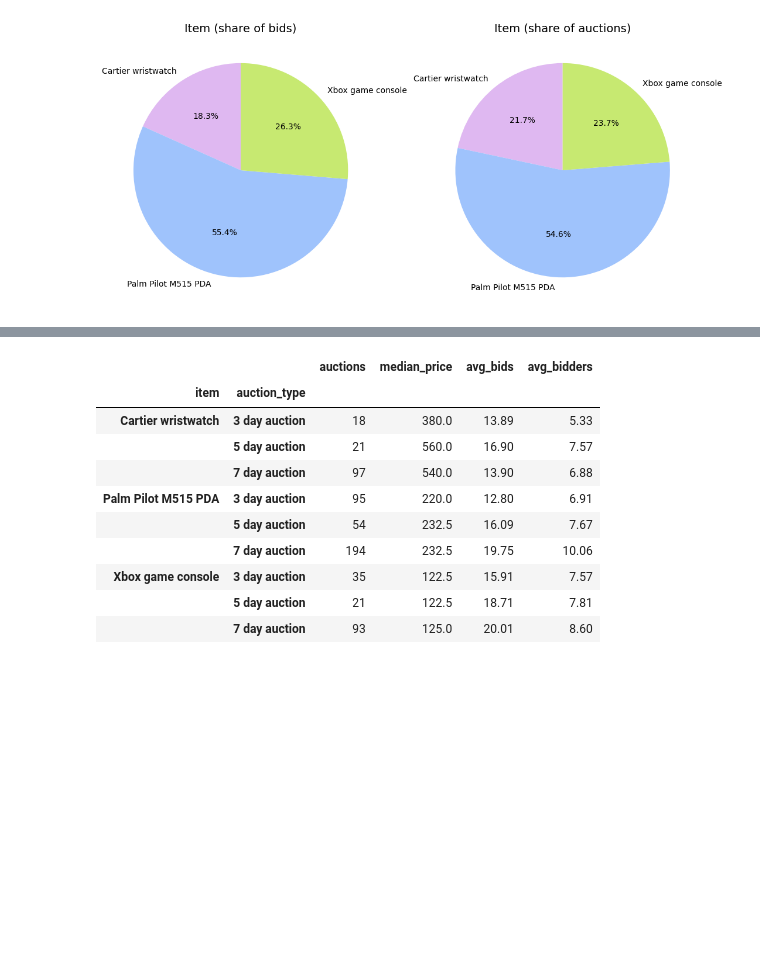
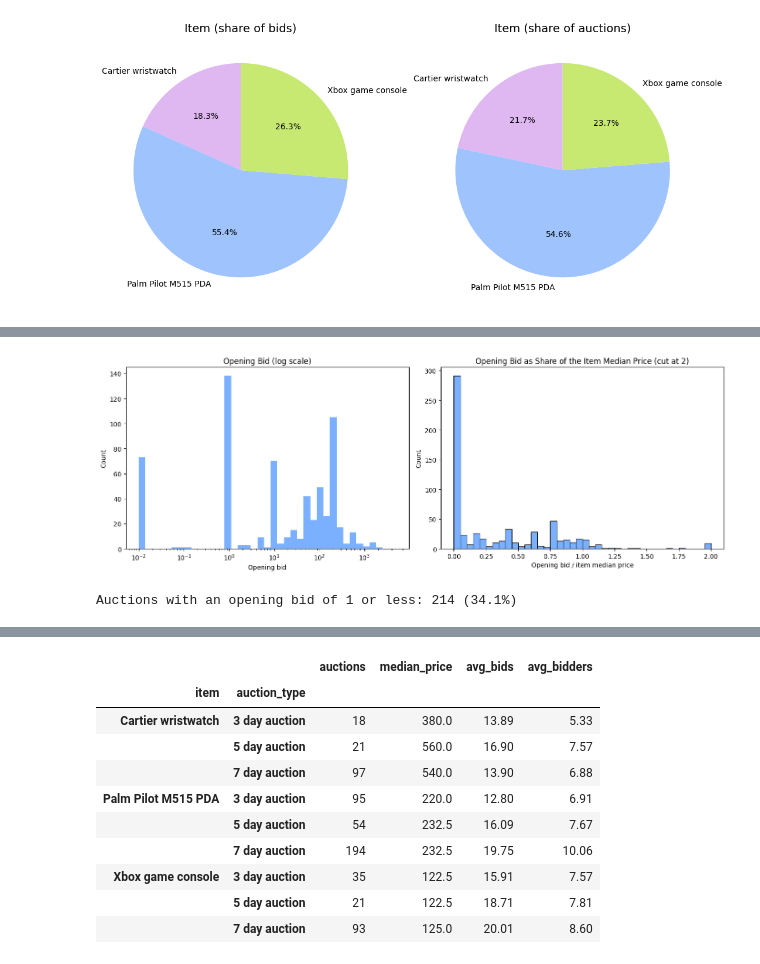
Before and after one commit to mariaaammm/BidNow_Data, a Jupyter notebook: notebooks/eda.ipynb, the cells around one changed output, grey strips where cells are left out. Cells and saved outputs as stored; diff of their text form; code cells hidden in the pictures; blank space fills up the shorter version.

```diff
--- a/notebooks/eda.ipynb
+++ b/notebooks/eda.ipynb
@@ -387,9 +387,7 @@ We make one row per auction. Besides the original columns we add features that w
 df['time_frac'] = df['bidtime'] / df['duration']   # 0 = start of the auction, 1 = end
 
 # The winner is the bidder of the highest bid (the latest one if two bids are equal)
-winning_rows = (df.sort_values(['auctionid', 'bid', 'bidtime'])
-                  .groupby('auctionid').tail(1)
-                  .set_index('auctionid'))
+winning_rows = (df.sort_values(['auctionid', 'bid', 'bidtime']).groupby('auctionid').tail(1).set_index('auctionid'))
 
 auctions = df.groupby('auctionid').agg(
     item=('item', 'first'),
@@ -480,0 +489,10 @@ plt.show()
+# %%
+q1 = auctions.groupby('item')['price'].transform(lambda s: s.quantile(0.25))
+q3 = auctions.groupby('item')['price'].transform(lambda s: s.quantile(0.75))
+iqr = q3 - q1
+
+auctions['price_outlier'] = (auctions['price'] < q1 - 1.5 * iqr) | (auctions['price'] > q3 + 1.5 * iqr)
+
+print(f"Price outliers: {auctions['price_outlier'].sum()} of {len(auctions)} auctions")
+print()
+print(auctions[auctions['price_outlier']].groupby('item').size().to_string())
@@ -480,0 +538,21 @@ plt.show()
+# %%
+# Opening bid is very skewed so we use a log scale on the x axis
+fig, axes = plt.subplots(1, 2, figsize=(14, 5))
+
+sns.histplot(auctions['openbid'], bins=np.logspace(np.log10(auctions['openbid'].min()), np.log10(auctions['openbid'].max()), 40), color='#4D96FF', ax=axes[0])
+axes[0].set_xscale('log')
+axes[0].set_title('Opening Bid (log scale)')
+axes[0].set_xlabel('Opening bid')
+
+# Opening bid compared to the typical price of the item
+sns.histplot(auctions['openbid_ratio'].clip(upper=2), bins=40, color='#4D96FF', ax=axes[1])
+axes[1].set_title('Opening Bid as Share of the Item Median Price (cut at 2)')
+axes[1].set_xlabel('Opening bid / item median price')
+
+plt.tight_layout()
+plt.show()
+
+print(f"Auctions with an opening bid of 1 or less: {(auctions['openbid'] <= 1).sum()} ({(auctions['openbid'] <= 1).mean() * 100:.1f}%)")
+# %% [output]
+[figure, added]
+Auctions with an opening bid of 1 or less: 214 (34.1%)
```
Also changed, not shown: parts of 16 cells of this notebook, 11 other files.
